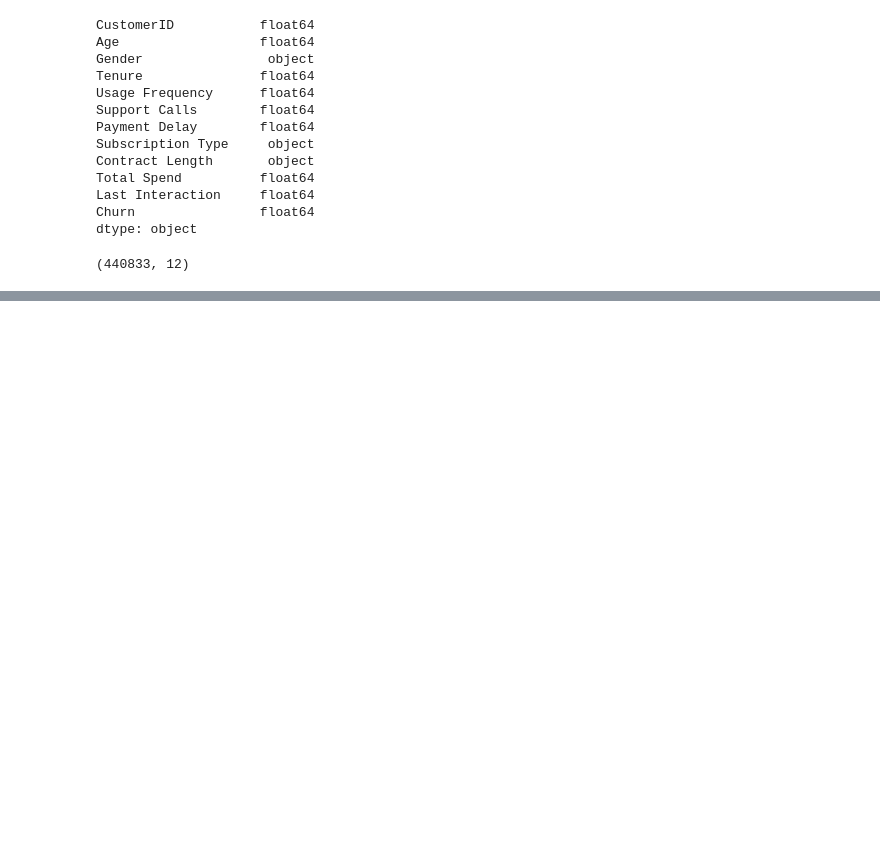
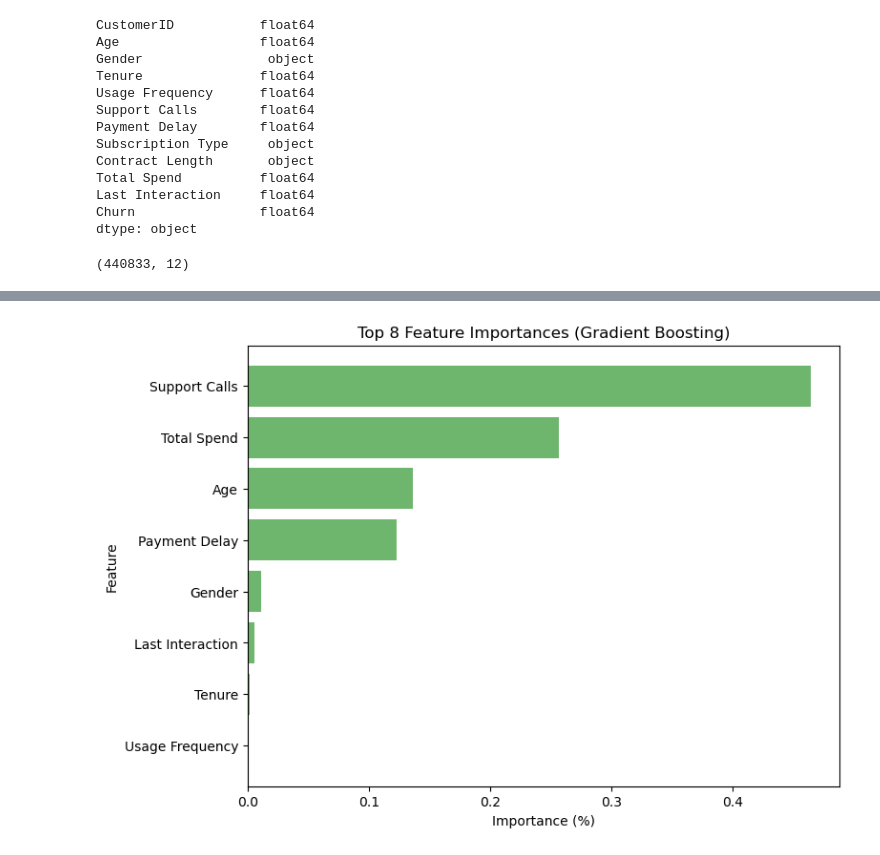
Before and after one commit to jaydenrrr22/CapstoneProject, a Jupyter notebook: data_analysis/data_analysis.ipynb, the cells around one changed output, grey strips where cells are left out. Drawn from its saved outputs; the diff is of its cells as text; code cells hidden in the pictures; blank space fills up the shorter version.

```diff
--- a/data_analysis/data_analysis.ipynb
+++ b/data_analysis/data_analysis.ipynb
@@ -38,0 +55,4 @@ train_df.shape
+# %%
+#Drops unimportant columns
+train_df = train_df.drop(columns=['CustomerID'], errors='ignore')
+train_df = train_df.dropna(subset=['Churn'])
@@ -38,0 +170,13 @@ train_df.shape
+# %%
+#Testing accuracy in gradient boosting
+print("--------------------------------\n Gradient Boosting")
+from sklearn.ensemble import GradientBoostingClassifier
+gb = GradientBoostingClassifier(n_estimators=150, learning_rate=0.1, max_depth=3, random_state=42)
+gb.fit(X_train, y_train)
+
+print("Train Accuracy:", gb.score(X_train, y_train))
+print("Validation Accuracy:", gb.score(X_val, y_val))
+
+y_val_pred = gb.predict(X_val)
+print("Validation Classification Report:")
+print(classification_report(y_val, y_val_pred))
@@ -38,0 +197,23 @@ train_df.shape
+# %%
+importances = gb.feature_importances_
+features = X_train.columns
+
+# Create dataframe and sort
+feat_df = pd.DataFrame({
+    "feature": features,
+    "importance": importances
+}).sort_values(by="importance", ascending=False)
+
+# Keep only top 10 features
+top_feat_df = feat_df.head(8)
+
+# Plot
+plt.figure(figsize=(8,6))
+plt.barh(top_feat_df["feature"], top_feat_df["importance"], color="#6eb56e")
+plt.gca().invert_yaxis()
+plt.xlabel("Importance (%)")
+plt.ylabel("Feature")
+plt.title("Top 8 Feature Importances (Gradient Boosting)")
+plt.show()
+# %% [output]
+[figure, added]
```
Also changed, not shown: parts of 6 cells of this notebook, 1 other file.
